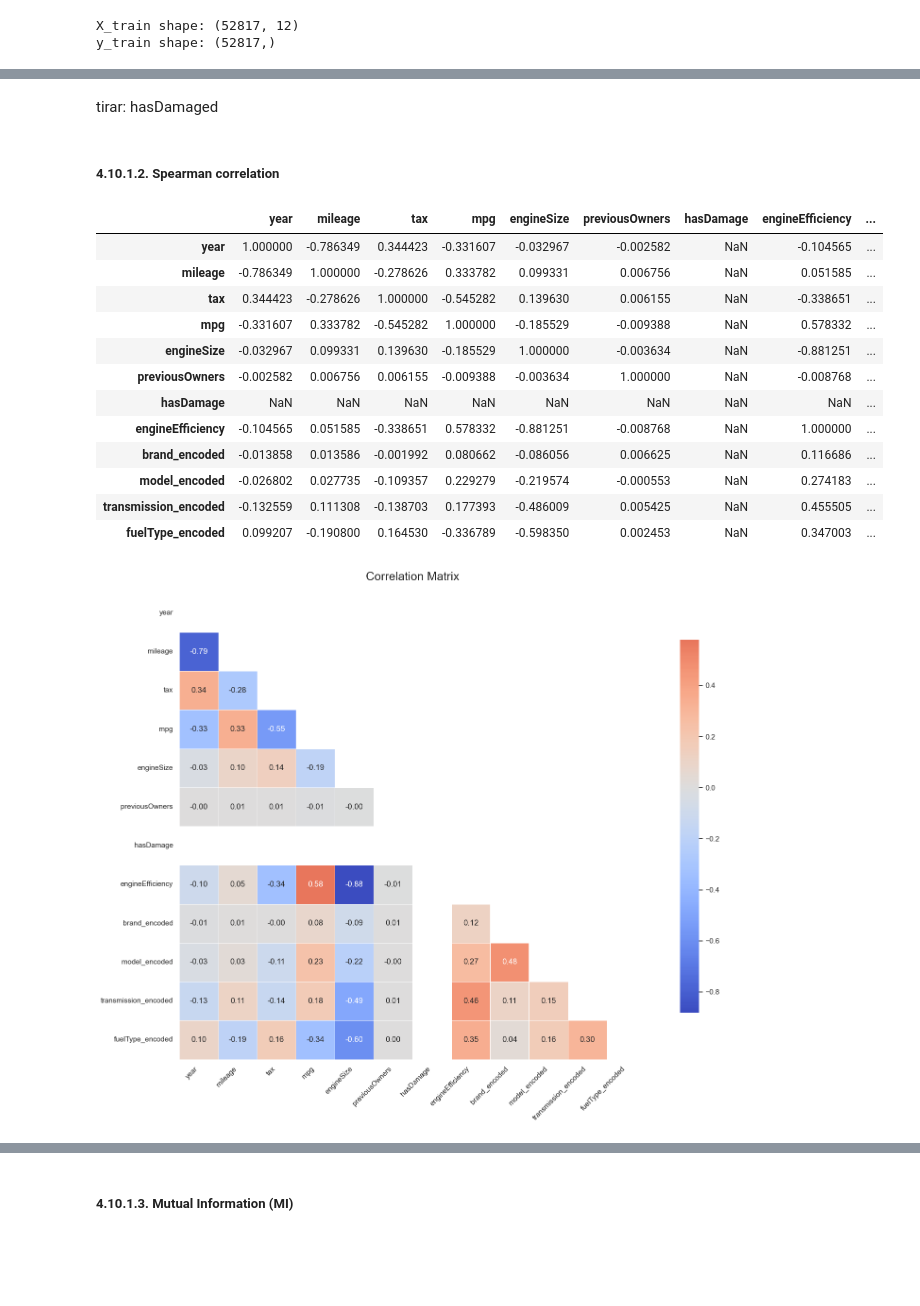
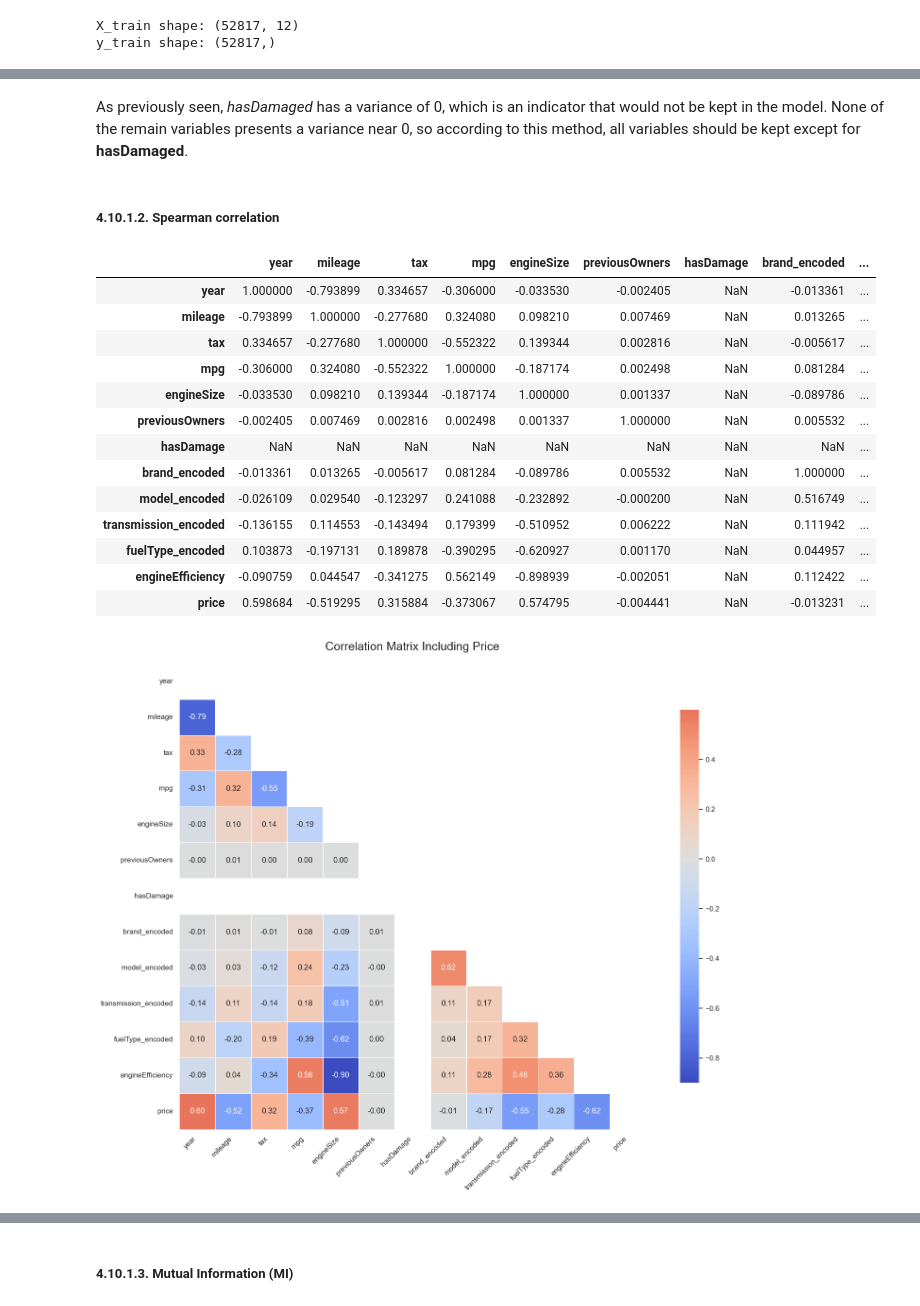
Before and after one commit to martaribeiro11/ML_project_46, a Jupyter notebook: New (frq).ipynb, the cells around one changed output, grey strips where cells are left out. Cells and saved outputs as stored; diff of their text form; code cells hidden in the pictures; blank space fills up the shorter version.

```diff
--- a/New (frq).ipynb
+++ b/New (frq).ipynb
@@ -2197,0 +2177,7 @@ dtype: int64
+# %%
+# ensuring that y_train has the same rows X_train
+y_train = y_train.loc[X_train.index]
+y_val = y_val.loc[X_val.index]
+
+print("X_train shape:", X_train.shape)
+print("y_train shape:", y_train.shape)
@@ -2199,7 +2203,7 @@ dtype: int64
 #scalling X_train and X_val since KNN imputer uses distances
 
 #numerical variables whose missing values need to be filled
-numeric_cols = ['tax', 'mpg', 'mileage', 'engineSize', 'hasDamage', 'previousOwners', 'year']
+numeric_cols = ['tax', 'mpg', 'mileage', 'engineSize', 'hasDamage', 'previousOwners', 'year', 'model_encoded', 'brand_encoded', 'fuelType_encoded', 'transmission_encoded']
 scaler = MinMaxScaler()
 
 # fitting the scaler only on training dataset (to avoid leakage)
@@ -2528,7 +2391,7 @@ dtype: int64
 - We replaced the infinites by missing values and fill them because, if there were infinites in *engineEfficiency*, the scaled would not work.
 # %%
 #variables that are not scalled yet
-rest_var = ['year', 'brand_encoded', 'model_encoded', 'engineEfficiency', 'transmission_encoded', 'fuelType_encoded']
+rest_var = [ 'engineEfficiency']
 
 # fitting the scaler only on training dataset (to avoid leakage)
 X_train[rest_var] = scaler.fit_transform(X_train[rest_var])
@@ -2636,53 +2472,58 @@ fuelType_encoded        0.038094
 dtype: float64
 # %% [markdown]
-tirar: hasDamaged
+As previously seen, *hasDamaged* has a variance of 0, which is an indicator that would not be kept in the model. None of the remain variables presents a variance near 0, so according to this method, all variables should be kept except for **hasDamaged**.
 # %% [markdown]
 ##### 4.10.1.2. Spearman correlation
 # %%
-cor_spearman = X_train.corr(method ='spearman')
+# Combine X_train and y_train into one dataframe
+df_train = X_train.copy()
+df_train['price'] = y_train.values  # ensure alignment
+
+# Compute Spearman correlation
+cor_spearman = df_train.corr(method='spearman')
 cor_spearman
 # %% [output]
-|  | year | mileage | tax | mpg | engineSize | previousOwners | hasDamage | engineEfficiency | ... |
-| year | 1.000000 | -0.786349 | 0.344423 | -0.331607 | -0.032967 | -0.002582 | NaN | -0.104565 | ... |
-| mileage | -0.786349 | 1.000000 | -0.278626 | 0.333782 | 0.099331 | 0.006756 | NaN | 0.051585 | ... |
-| tax | 0.344423 | -0.278626 | 1.000000 | -0.545282 | 0.139630 | 0.006155 | NaN | -0.338651 | ... |
-| mpg | -0.331607 | 0.333782 | -0.545282 | 1.000000 | -0.185529 | -0.009388 | NaN | 0.578332 | ... |
-| engineSize | -0.032967 | 0.099331 | 0.139630 | -0.185529 | 1.000000 | -0.003634 | NaN | -0.881251 | ... |
-| previousOwners | -0.002582 | 0.006756 | 0.006155 | -0.009388 | -0.003634 | 1.000000 | NaN | -0.008768 | ... |
+|  | year | mileage | tax | mpg | engineSize | previousOwners | hasDamage | brand_encoded | ... |
+| year | 1.000000 | -0.793899 | 0.334657 | -0.306000 | -0.033530 | -0.002405 | NaN | -0.013361 | ... |
+| mileage | -0.793899 | 1.000000 | -0.277680 | 0.324080 | 0.098210 | 0.007469 | NaN | 0.013265 | ... |
+| tax | 0.334657 | -0.277680 | 1.000000 | -0.552322 | 0.139344 | 0.002816 | NaN | -0.005617 | ... |
+| mpg | -0.306000 | 0.324080 | -0.552322 | 1.000000 | -0.187174 | 0.002498 | NaN | 0.081284 | ... |
+| engineSize | -0.033530 | 0.098210 | 0.139344 | -0.187174 | 1.000000 | 0.001337 | NaN | -0.089786 | ... |
+| previousOwners | -0.002405 | 0.007469 | 0.002816 | 0.002498 | 0.001337 | 1.000000 | NaN | 0.005532 | ... |
 | hasDamage | NaN | NaN | NaN | NaN | NaN | NaN | NaN | NaN | ... |
-| engineEfficiency | -0.104565 | 0.051585 | -0.338651 | 0.578332 | -0.881251 | -0.008768 | NaN | 1.000000 | ... |
-| brand_encoded | -0.013858 | 0.013586 | -0.001992 | 0.080662 | -0.086056 | 0.006625 | NaN | 0.116686 | ... |
-| model_encoded | -0.026802 | 0.027735 | -0.109357 | 0.229279 | -0.219574 | -0.000553 | NaN | 0.274183 | ... |
-| transmission_encoded | -0.132559 | 0.111308 | -0.138703 | 0.177393 | -0.486009 | 0.005425 | NaN | 0.455505 | ... |
-| fuelType_encoded | 0.099207 | -0.190800 | 0.164530 | -0.336789 | -0.598350 | 0.002453 | NaN | 0.347003 | ... |
+| brand_encoded | -0.013361 | 0.013265 | -0.005617 | 0.081284 | -0.089786 | 0.005532 | NaN | 1.000000 | ... |
+| model_encoded | -0.026109 | 0.029540 | -0.123297 | 0.241088 | -0.232892 | -0.000200 | NaN | 0.516749 | ... |
+| transmission_encoded | -0.136155 | 0.114553 | -0.143494 | 0.179399 | -0.510952 | 0.006222 | NaN | 0.111942 | ... |
+| fuelType_encoded | 0.103873 | -0.197131 | 0.189878 | -0.390295 | -0.620927 | 0.001170 | NaN | 0.044957 | ... |
+| engineEfficiency | -0.090759 | 0.044547 | -0.341275 | 0.562149 | -0.898939 | -0.002051 | NaN | 0.112422 | ... |
+| price | 0.598684 | -0.519295 | 0.315884 | -0.373067 | 0.574795 | -0.004441 | NaN | -0.013231 | ... |
 # %%
+# Create mask for upper triangle
 mask = np.triu(np.ones_like(cor_spearman, dtype=bool))
 
-# Escolher um estilo de fundo branco
+# White style
 sns.set_theme(style="white")
 
-# Criar a figura
+# Plot
 plt.figure(figsize=(16, 12))
 
-# Plotar o heatmap
 sns.heatmap(
     cor_spearman,
     mask=mask,
     annot=True,
     fmt=".2f",
     cmap="coolwarm",
     center=0,
     square=True,
     linewidths=0.5,
     cbar_kws={"shrink": 0.8},
 )
 
-# Título e layout
-plt.title("Correlation Matrix", fontsize=18, pad=20)
+plt.title("Correlation Matrix Including Price", fontsize=18, pad=20)
 plt.xticks(rotation=45, ha='right')
 plt.yticks(rotation=0)
 plt.tight_layout()
 plt.show()
 # %% [output]
-[figure, old version]
+[figure, new version]
 # %% [markdown]
```
Also changed, not shown: parts of 88 cells of this notebook, 1 other file.
